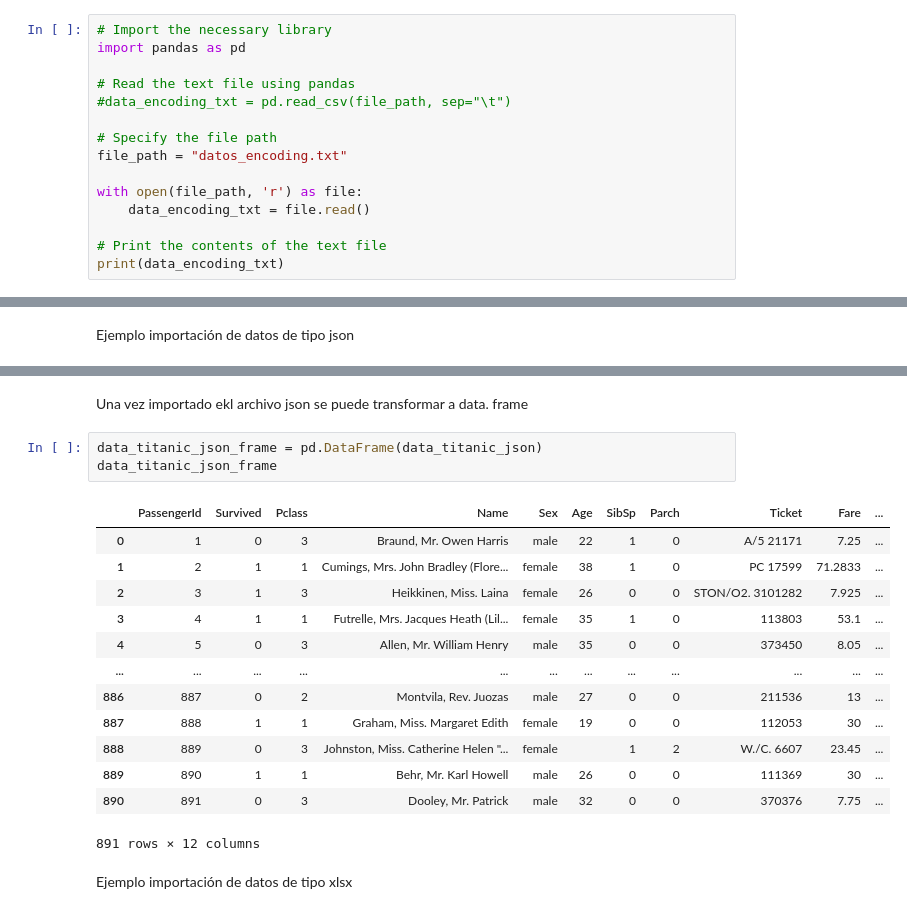
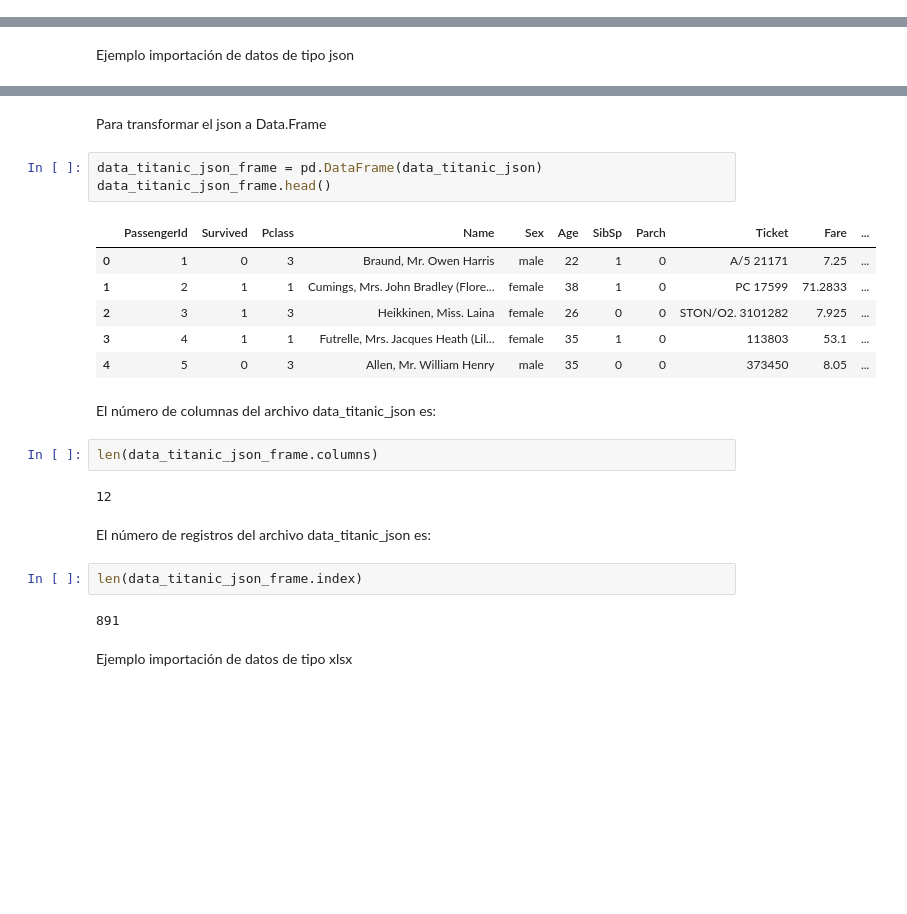
Before and after one commit to Sergio-Ibarra-1795/Diplomado_UNAM_DC_Full_gitHub, a Jupyter notebook: Modulo5_Manipulacion_datos/Ibarra_Sergio_Modulo5_Practica2.ipynb, the cells around one changed output, grey strips where cells are left out. Drawn from its saved outputs; the diff is of its cells as text; blank space fills up the shorter version.

```diff
--- a/Modulo5_Manipulacion_datos/Ibarra_Sergio_Modulo5_Practica2.ipynb
+++ b/Modulo5_Manipulacion_datos/Ibarra_Sergio_Modulo5_Practica2.ipynb
@@ -8,17 +10,2 @@
 # %% [markdown]
 Ejemplo importación de datos de tipo txt
-# %%
-# Import the necessary library
-import pandas as pd
-
-# Read the text file using pandas
-#data_encoding_txt = pd.read_csv(file_path, sep="\t")
-
-# Specify the file path
-file_path = "datos_encoding.txt"
-
-with open(file_path, 'r') as file:
-    data_encoding_txt = file.read()
-
-# Print the contents of the text file
-print(data_encoding_txt)
@@ -94,22 +77,27 @@ data_titanic_json
-# %% [markdown]
-Una vez importado ekl archivo json se puede transformar a data. frame
+# %% [markdown]
+Para transformar el json a Data.Frame
 # %%
 data_titanic_json_frame = pd.DataFrame(data_titanic_json)
-data_titanic_json_frame
+data_titanic_json_frame.head()
 # %% [output]
 |  | PassengerId | Survived | Pclass | Name | Sex | Age | SibSp | Parch | Ticket | Fare | ... |
 | 0 | 1 | 0 | 3 | Braund, Mr. Owen Harris | male | 22 | 1 | 0 | A/5 21171 | 7.25 | ... |
 | 1 | 2 | 1 | 1 | Cumings, Mrs. John Bradley (Flore... | female | 38 | 1 | 0 | PC 17599 | 71.2833 | ... |
 | 2 | 3 | 1 | 3 | Heikkinen, Miss. Laina | female | 26 | 0 | 0 | STON/O2. 3101282 | 7.925 | ... |
 | 3 | 4 | 1 | 1 | Futrelle, Mrs. Jacques Heath (Lil... | female | 35 | 1 | 0 | 113803 | 53.1 | ... |
 | 4 | 5 | 0 | 3 | Allen, Mr. William Henry | male | 35 | 0 | 0 | 373450 | 8.05 | ... |
-| ... | ... | ... | ... | ... | ... | ... | ... | ... | ... | ... | ... |
-| 886 | 887 | 0 | 2 | Montvila, Rev. Juozas | male | 27 | 0 | 0 | 211536 | 13 | ... |
-| 887 | 888 | 1 | 1 | Graham, Miss. Margaret Edith | female | 19 | 0 | 0 | 112053 | 30 | ... |
-| 888 | 889 | 0 | 3 | Johnston, Miss. Catherine Helen "... | female |  | 1 | 2 | W./C. 6607 | 23.45 | ... |
-| 889 | 890 | 1 | 1 | Behr, Mr. Karl Howell | male | 26 | 0 | 0 | 111369 | 30 | ... |
-| 890 | 891 | 0 | 3 | Dooley, Mr. Patrick | male | 32 | 0 | 0 | 370376 | 7.75 | ... |
-891 rows × 12 columns
+# %% [markdown]
+El número de columnas del archivo data_titanic_json es:
+# %%
+len(data_titanic_json_frame.columns)
+# %% [output]
+12
+# %% [markdown]
+El número de registros  del archivo data_titanic_json es:
+# %%
+len(data_titanic_json_frame.index)
+# %% [output]
+891
 # %% [markdown]
 Ejemplo importación de datos de tipo xlsx
 # %%
```
Also changed, not shown: parts of 56 cells of this notebook, 2 other files.
